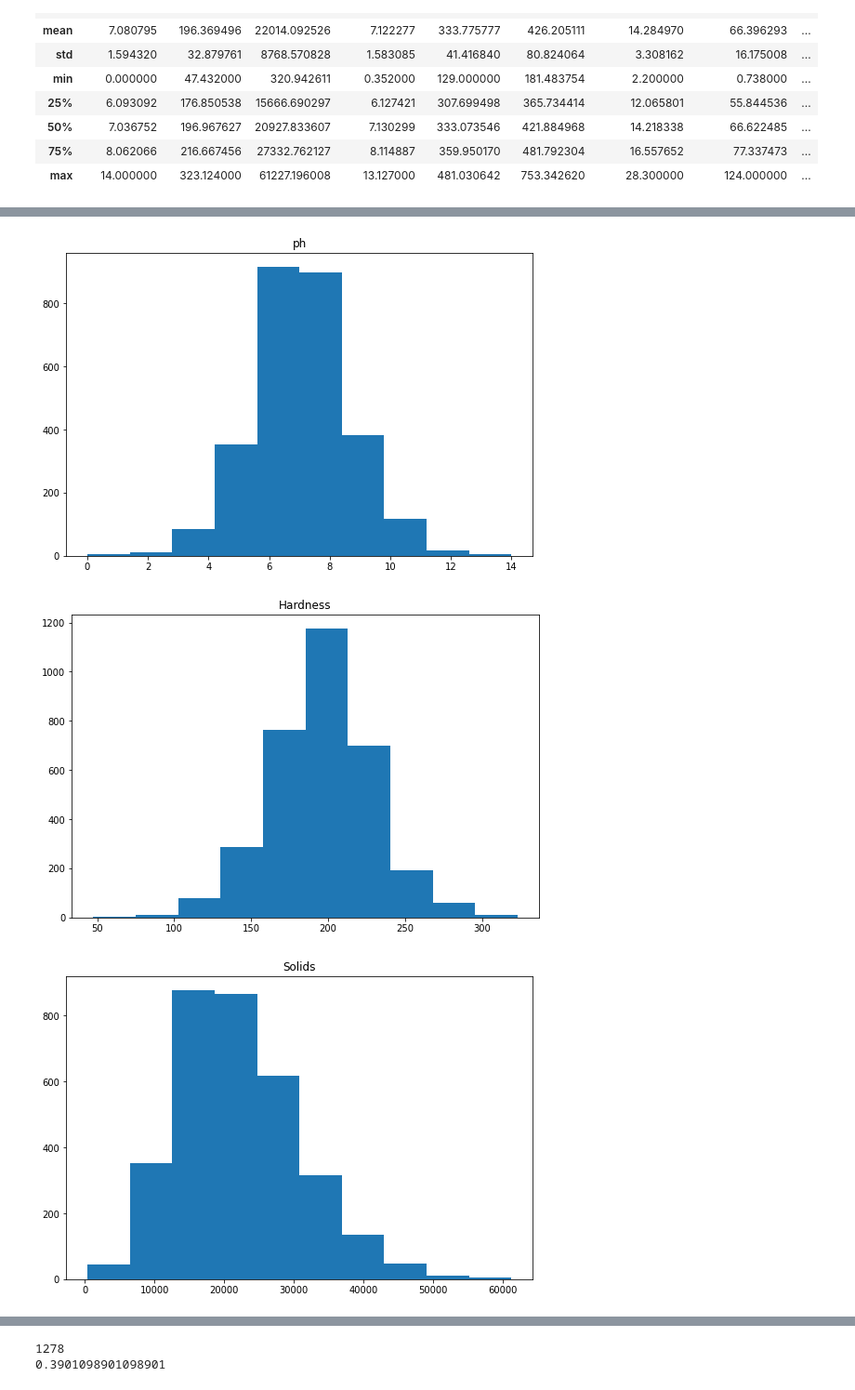
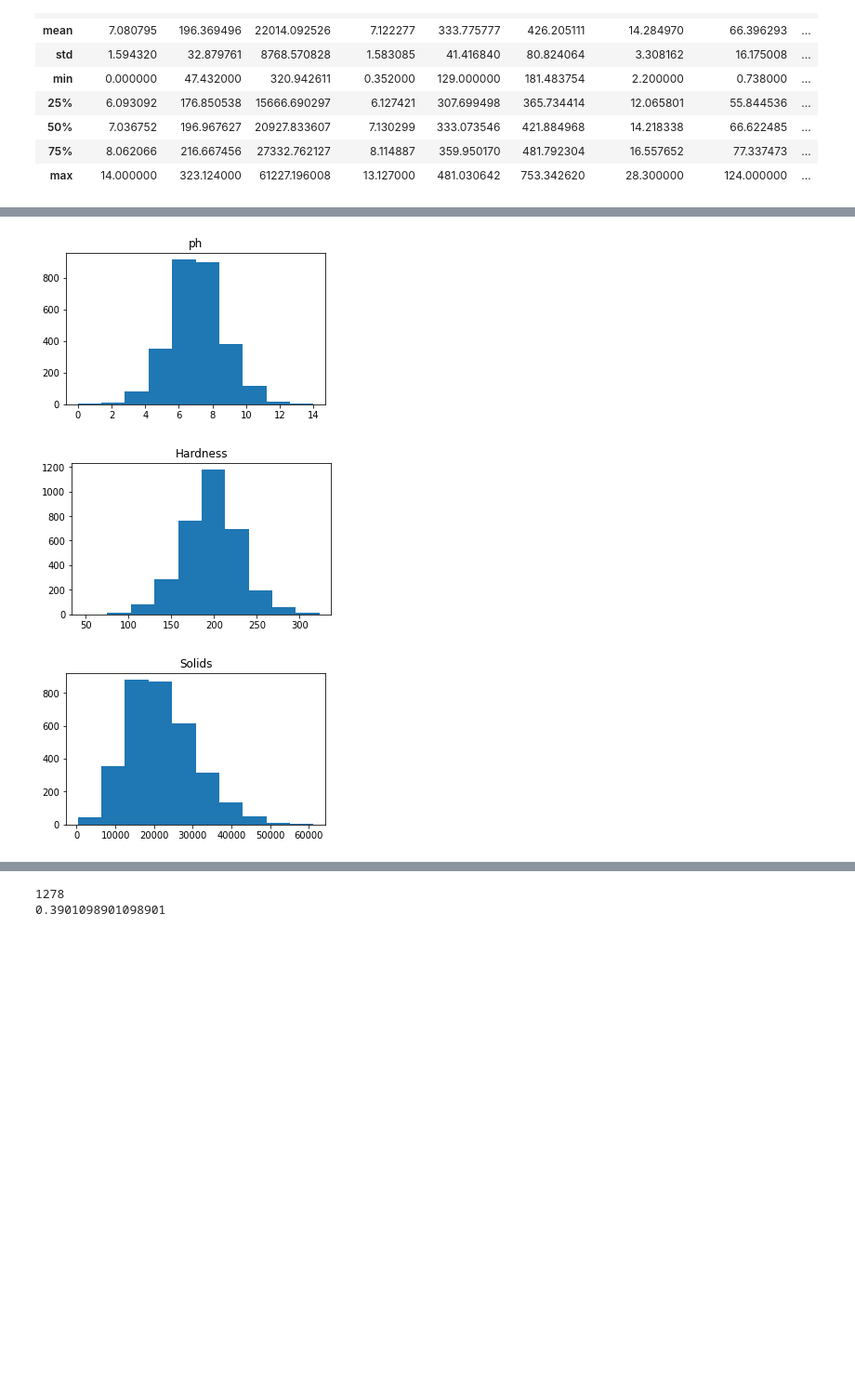
Before and after one commit to kurtofaruk/quizzes, a Jupyter notebook: Water Potability.ipynb, the cells around one changed output, grey strips where cells are left out. Shown at 93% size. Saved outputs shown, nothing was run; the diff lists cells and outputs as text; code cells hidden in the pictures; blank space fills up the shorter version.

```diff
--- a/Water Potability.ipynb
+++ b/Water Potability.ipynb
@@ -68,10 +68,10 @@ dtypes: float64(9), int64(1)
 memory usage: 256.1 KB
 # %%
 for i in df.columns:
-  plt.figure(figsize=(9,6))
+  plt.figure(figsize=(5,3))
   plt.hist(df[i]);
   plt.title(i)
 # %% [output]
-[figure, old version]
+[figure, new version]
-[figure, old version]
+[figure, new version]
-[figure, old version]
+[figure, new version]
```
Also changed, not shown: parts of 10 cells of this notebook.
